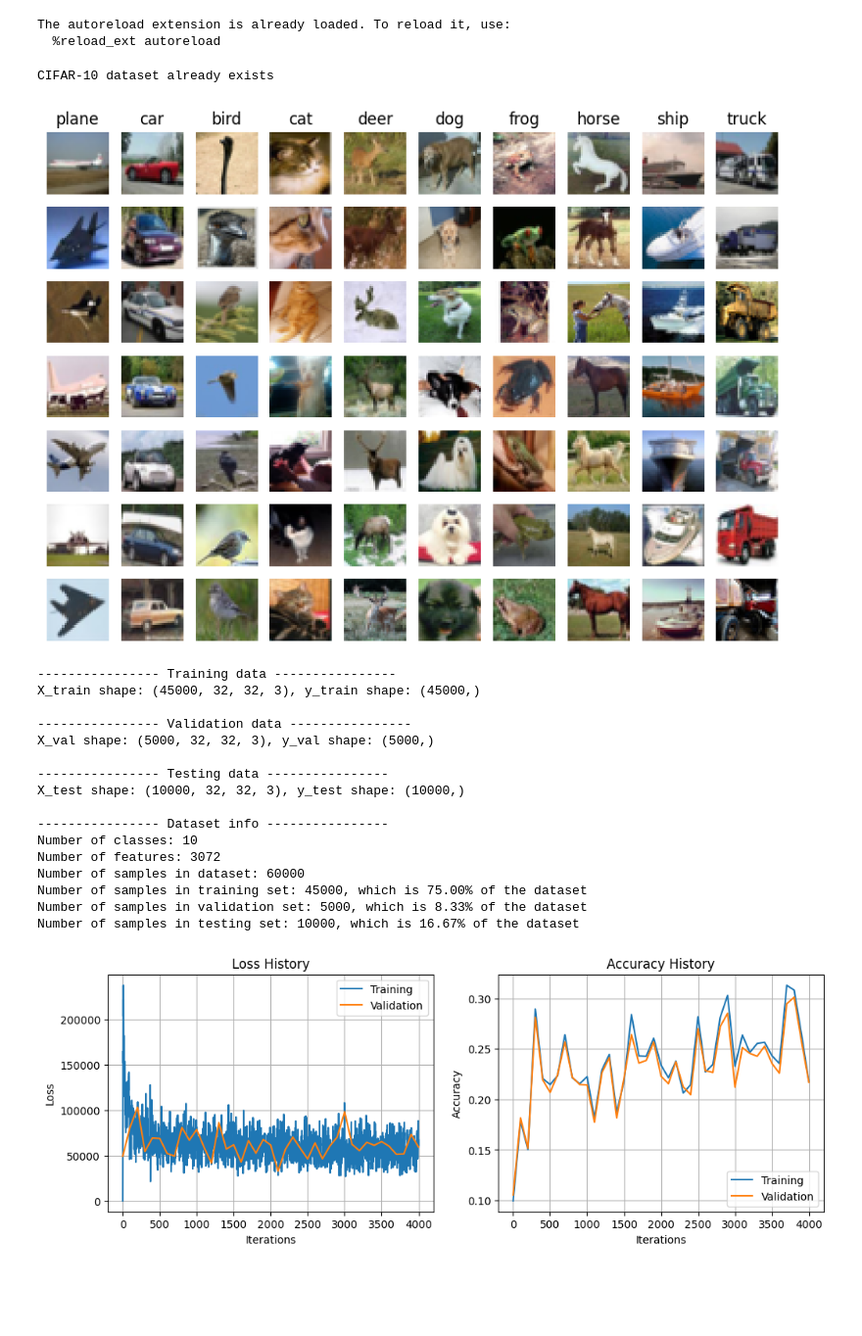
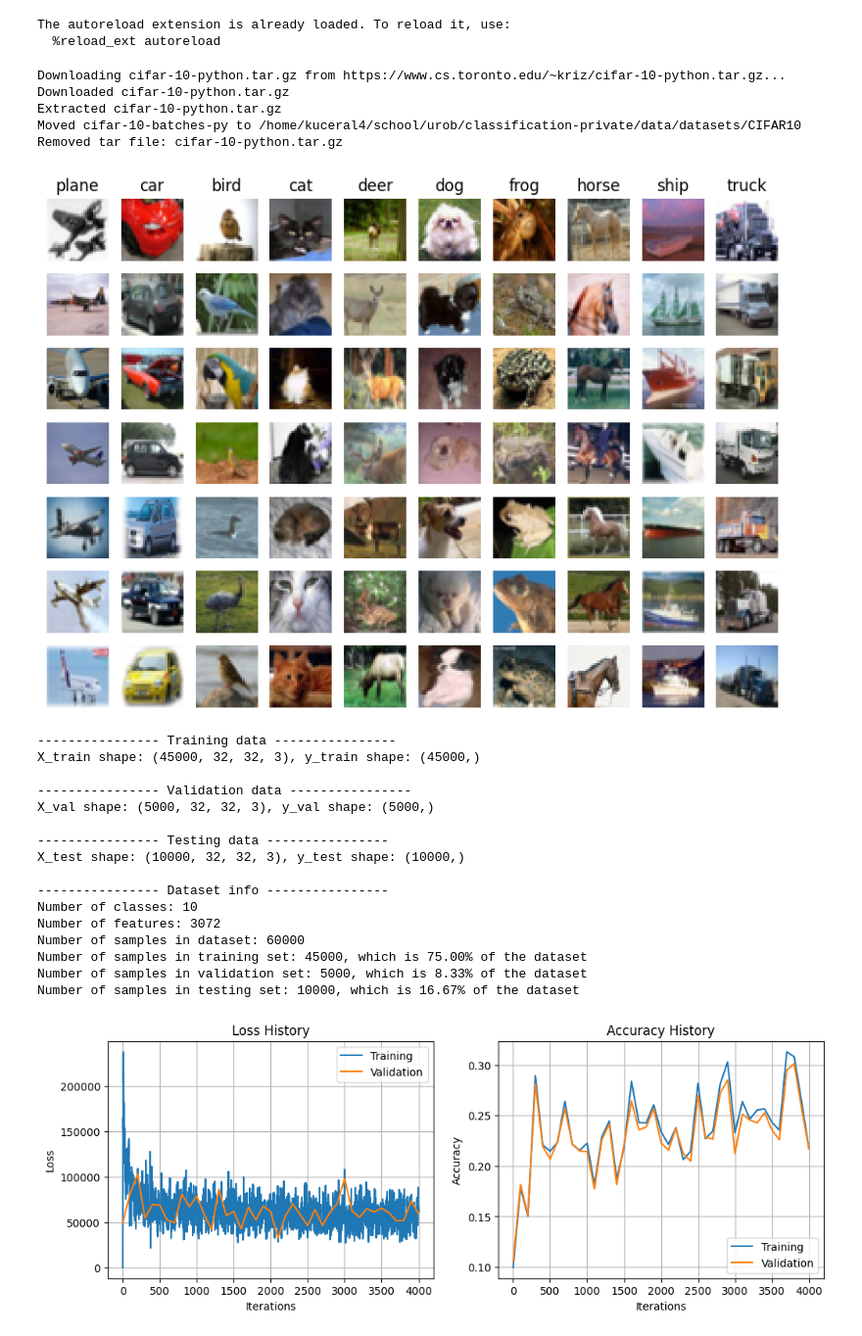
Before and after one commit to urob-ctu/classification, a Jupyter notebook: linear_part_2.ipynb, the cells around one changed output. Shown at 98% size. Cells and saved outputs as stored; diff of their text form; code cells hidden in the pictures; blank space fills up the shorter version.

Commit message:
Update download_cifar10 function

```diff
--- a/linear_part_2.ipynb
+++ b/linear_part_2.ipynb
@@ -22,31 +22,40 @@ plt.rcParams['image.interpolation'] = 'nearest'
 The autoreload extension is already loaded. To reload it, use:
   %reload_ext autoreload
 # %%
+import os
 import torch
+
 from utils import load_cifar10, reshape_to_vectors, dataset_stats
+
+notebook_dir = os.getcwd()
+dataset_path = os.path.join(notebook_dir, 'data', 'datasets', 'CIFAR10')
 
 # download the CIFAR-10 dataset
 classes = ['plane', 'car', 'bird', 'cat', 'deer', 'dog', 'frog', 'horse', 'ship', 'truck']
-X_train, y_train, X_val, y_val, X_test, y_test = load_cifar10(directory='./data/datasets/CIFAR10',
+X_train, y_train, X_val, y_val, X_test, y_test = load_cifar10(directory=dataset_path,
                                                               visualize_samples=True)
 
 # Print out the dataset statistics and visualize a few samples
 num_features, num_classes, num_samples = dataset_stats(X_train, y_train, X_val, y_val, X_test, y_test, verbose=True)
 
 X_train = torch.from_numpy(X_train).float()
 y_train = torch.from_numpy(y_train).long()
 
 X_val = torch.from_numpy(X_val).float()
 y_val = torch.from_numpy(y_val).long()
 
 X_test = torch.from_numpy(X_test).float()
 y_test = torch.from_numpy(y_test).long()
 
 # Reshape the data to vectors and normalize them
 X_train, X_val, X_test = reshape_to_vectors(X_train, X_val, X_test)
 # %% [output]
-CIFAR-10 dataset already exists
+Downloading cifar-10-python.tar.gz from https://www.cs.toronto.edu/~kriz/cifar-10-python.tar.gz...
+Downloaded cifar-10-python.tar.gz
+Extracted cifar-10-python.tar.gz
+Moved cifar-10-batches-py to /home/kuceral4/school/urob/classification-private/data/datasets/CIFAR10
+Removed tar file: cifar-10-python.tar.gz
-[figure, old version]
+[figure, new version]
 ---------------- Training data ----------------
 X_train shape: (45000, 32, 32, 3), y_train shape: (45000,)
 
```
Also changed, not shown: 5 other files.
